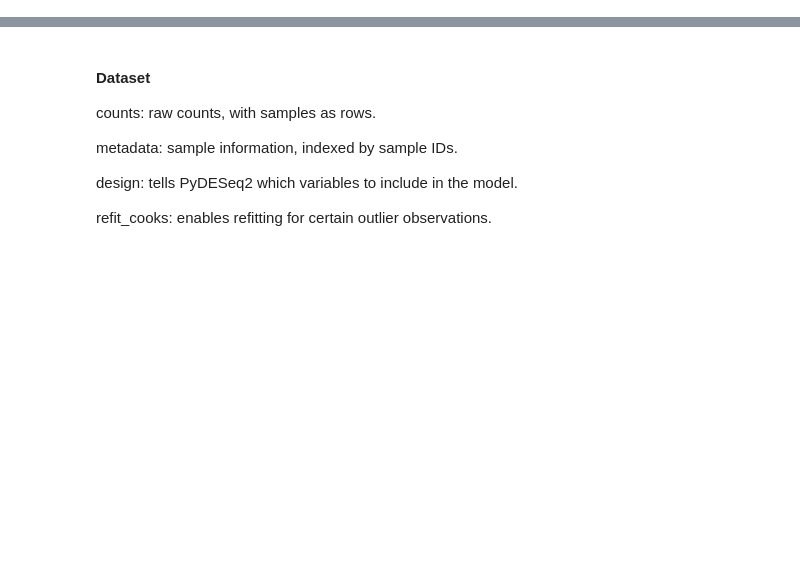
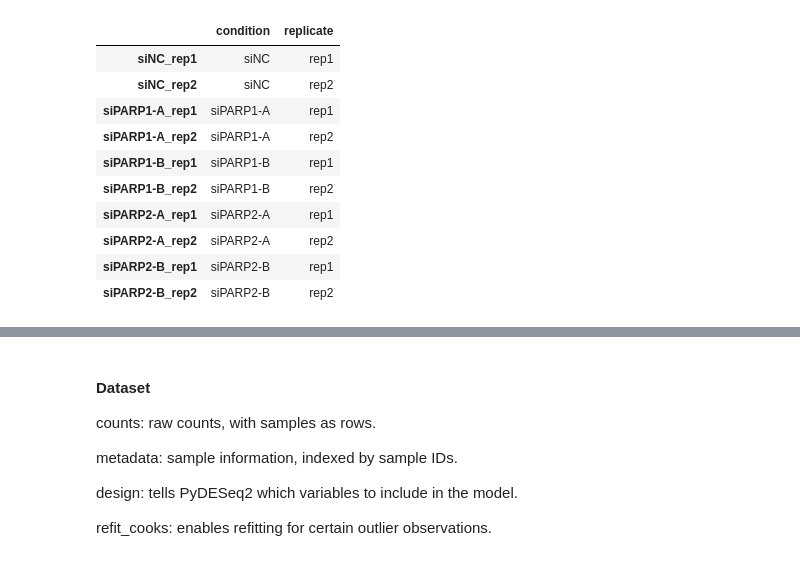
Before and after one commit to pietschM13/siRNA_off_target_effects, a Jupyter notebook: notebooks/GSE114273/03_differential_expression.ipynb, the cells around one changed output, grey strips where cells are left out. Drawn from its saved outputs; the diff is of its cells as text; code cells hidden in the pictures; blank space fills up the shorter version.

```diff
--- a/notebooks/GSE114273/03_differential_expression.ipynb
+++ b/notebooks/GSE114273/03_differential_expression.ipynb
@@ -290,0 +79,23 @@ dds = DeseqDataSet(
+# %%
+## Sample metadata, derived from the column labels: "siPARP1-A_rep1" -> condition "siPARP1-A", replicate "rep1"
+metadata = pd.DataFrame(index=counts_raw.columns)
+metadata["condition"] = metadata.index.str.rsplit("_", n=1).str[0]
+metadata["replicate"] = metadata.index.str.rsplit("_", n=1).str[1]   # recorded only; not in the design (see docs/methodology.md)
+
+# siNC first, so it is the reference level
+conditions = ["siNC"] + sorted(c for c in metadata["condition"].unique() if c != "siNC")
+metadata["condition"] = pd.Categorical(metadata["condition"], categories=conditions)
+
+metadata
+# %% [output]
+|  | condition | replicate |
+| siNC_rep1 | siNC | rep1 |
+| siNC_rep2 | siNC | rep2 |
+| siPARP1-A_rep1 | siPARP1-A | rep1 |
+| siPARP1-A_rep2 | siPARP1-A | rep2 |
+| siPARP1-B_rep1 | siPARP1-B | rep1 |
+| siPARP1-B_rep2 | siPARP1-B | rep2 |
+| siPARP2-A_rep1 | siPARP2-A | rep1 |
+| siPARP2-A_rep2 | siPARP2-A | rep2 |
+| siPARP2-B_rep1 | siPARP2-B | rep1 |
+| siPARP2-B_rep2 | siPARP2-B | rep2 |
```
Also changed, not shown: parts of 55 cells of this notebook.
